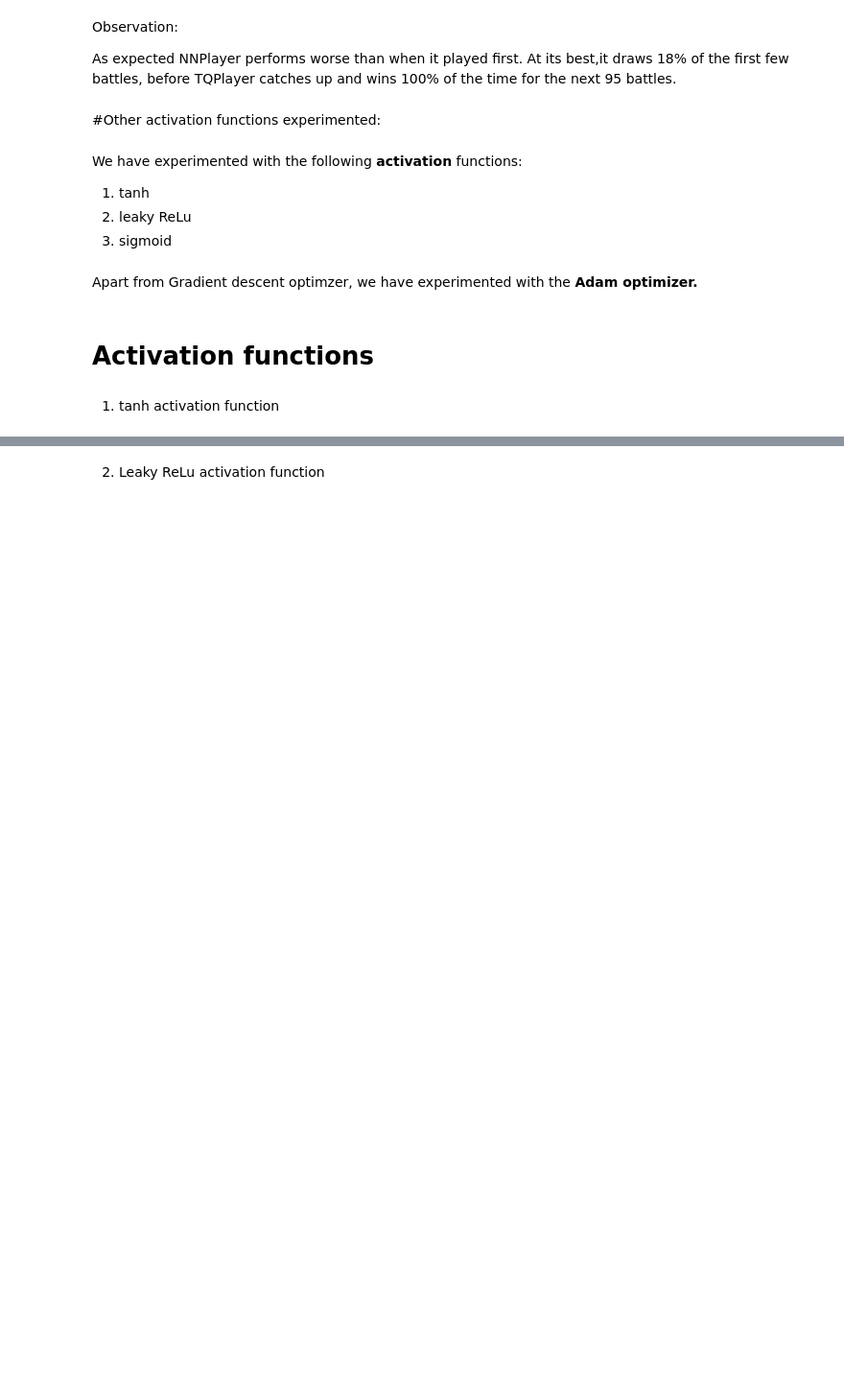
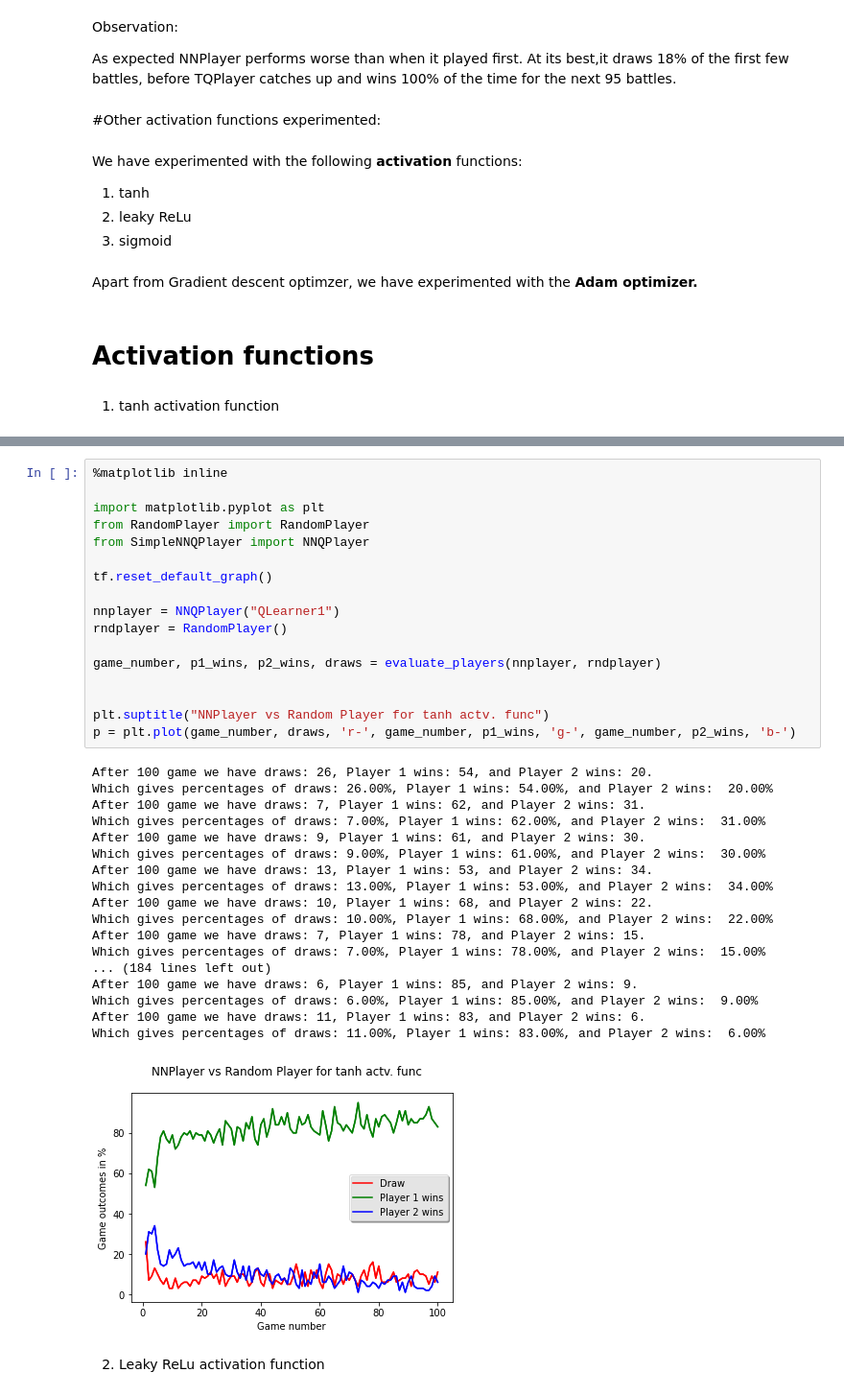
Before and after one commit to gayathrig269/CMPE260_Rfmt_Learning, a Jupyter notebook: Part3_Neural_Network_QLearning.ipynb, the cells around one changed output, grey strips where cells are left out. Shown at 96% size. Saved outputs shown, nothing was run; the diff lists cells and outputs as text; blank space fills up the shorter version.

```diff
--- a/Part3_Neural_Network_QLearning.ipynb
+++ b/Part3_Neural_Network_QLearning.ipynb
@@ -873,2 +424,38 @@ class NNQPlayer(Player):
+# %%
+%matplotlib inline
+
+import matplotlib.pyplot as plt
+from RandomPlayer import RandomPlayer
+from SimpleNNQPlayer import NNQPlayer
+
+tf.reset_default_graph()
+
+nnplayer = NNQPlayer("QLearner1")
+rndplayer = RandomPlayer()
+
+game_number, p1_wins, p2_wins, draws = evaluate_players(nnplayer, rndplayer)
+
+
+plt.suptitle("NNPlayer vs Random Player for tanh actv. func")
+p = plt.plot(game_number, draws, 'r-', game_number, p1_wins, 'g-', game_number, p2_wins, 'b-')
+# %% [output]
+After 100 game we have draws: 26, Player 1 wins: 54, and Player 2 wins: 20.
+Which gives percentages of draws: 26.00%, Player 1 wins: 54.00%, and Player 2 wins:  20.00%
+After 100 game we have draws: 7, Player 1 wins: 62, and Player 2 wins: 31.
+Which gives percentages of draws: 7.00%, Player 1 wins: 62.00%, and Player 2 wins:  31.00%
+After 100 game we have draws: 9, Player 1 wins: 61, and Player 2 wins: 30.
+Which gives percentages of draws: 9.00%, Player 1 wins: 61.00%, and Player 2 wins:  30.00%
+After 100 game we have draws: 13, Player 1 wins: 53, and Player 2 wins: 34.
+Which gives percentages of draws: 13.00%, Player 1 wins: 53.00%, and Player 2 wins:  34.00%
+After 100 game we have draws: 10, Player 1 wins: 68, and Player 2 wins: 22.
+Which gives percentages of draws: 10.00%, Player 1 wins: 68.00%, and Player 2 wins:  22.00%
+After 100 game we have draws: 7, Player 1 wins: 78, and Player 2 wins: 15.
+Which gives percentages of draws: 7.00%, Player 1 wins: 78.00%, and Player 2 wins:  15.00%
+... (184 lines left out)
+After 100 game we have draws: 6, Player 1 wins: 85, and Player 2 wins: 9.
+Which gives percentages of draws: 6.00%, Player 1 wins: 85.00%, and Player 2 wins:  9.00%
+After 100 game we have draws: 11, Player 1 wins: 83, and Player 2 wins: 6.
+Which gives percentages of draws: 11.00%, Player 1 wins: 83.00%, and Player 2 wins:  6.00%
+[figure, added]
 # %% [markdown]
 2. Leaky ReLu activation function
```
Also changed, not shown: parts of 34 cells of this notebook.
